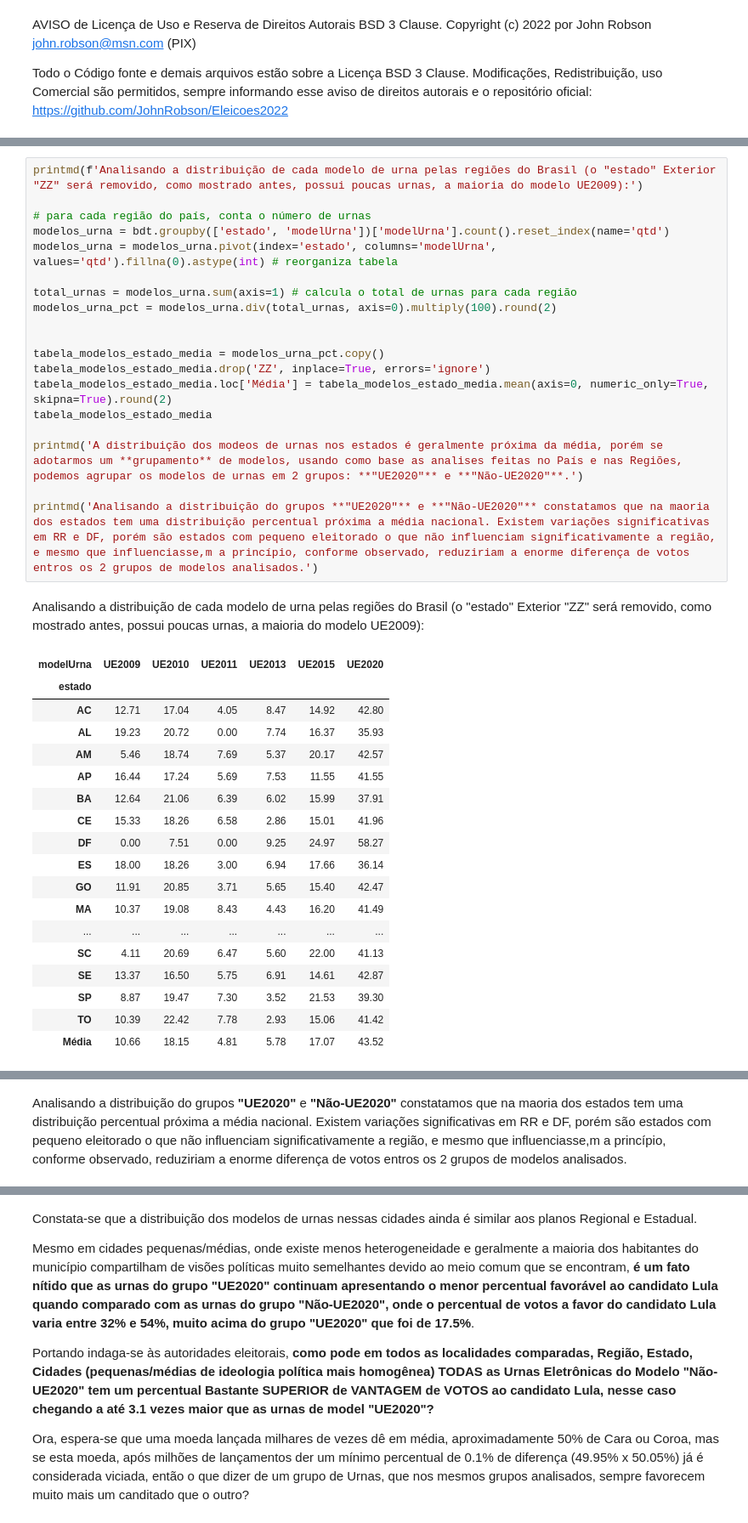
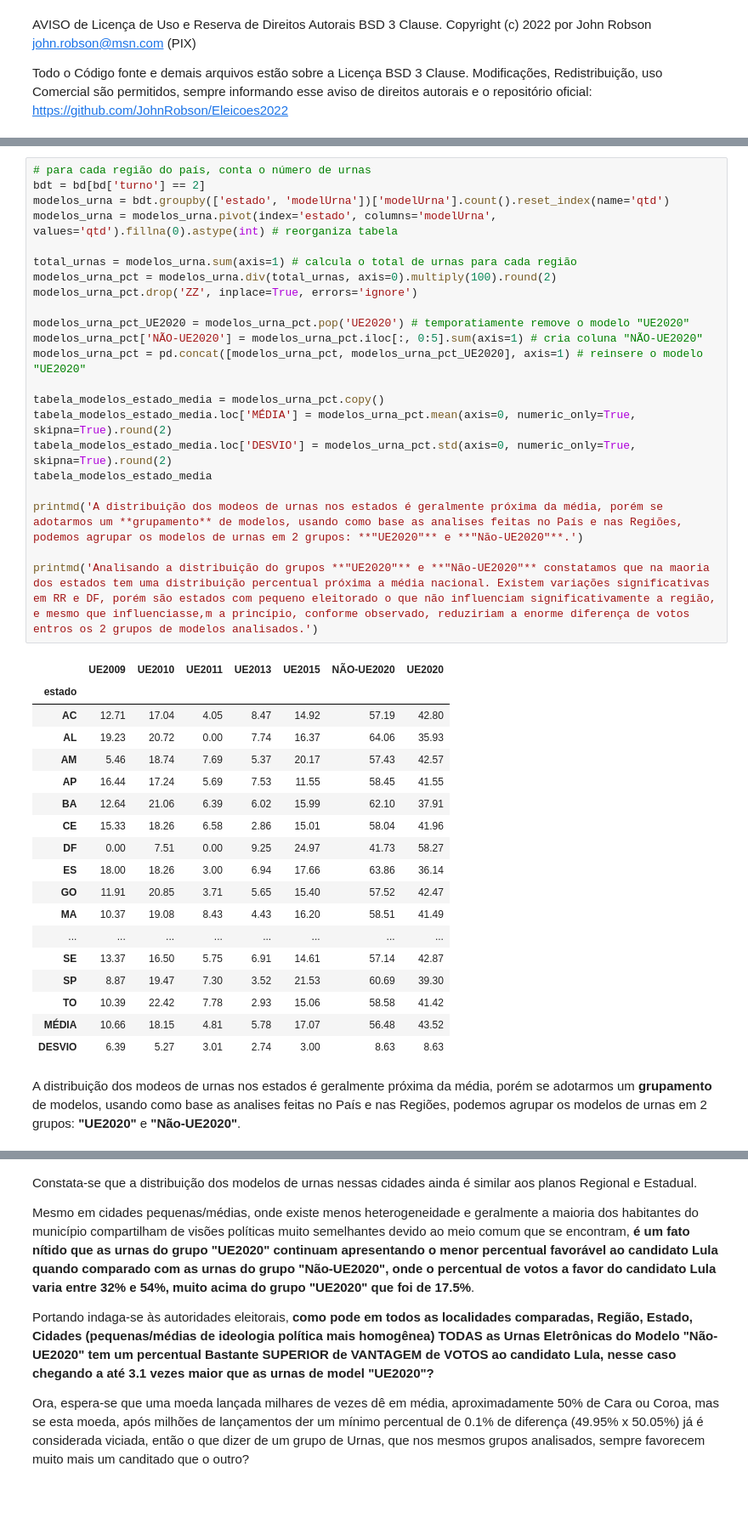
Before and after one commit to JohnRobson/Eleicoes2022, a Jupyter notebook: estudos_votos_presidente.ipynb, the cells around one changed output, grey strips where cells are left out. Shown at 85% size. Cells and saved outputs as stored; diff of their text form; blank space fills up the shorter version.

```diff
--- a/estudos_votos_presidente.ipynb
+++ b/estudos_votos_presidente.ipynb
@@ -133,39 +263,42 @@ O cálculo da média mostra que **todas as regiões do país tiveram a mesma Dis
 # %%
-printmd(f'Analisando a distribuição de cada modelo de urna pelas regiões do Brasil (o "estado" Exterior "ZZ" será removido, como mostrado antes, possui poucas urnas, a maioria do modelo UE2009):')
-
 # para cada região do país, conta o número de urnas
+bdt = bd[bd['turno'] == 2]
 modelos_urna = bdt.groupby(['estado', 'modelUrna'])['modelUrna'].count().reset_index(name='qtd')
 modelos_urna = modelos_urna.pivot(index='estado', columns='modelUrna', values='qtd').fillna(0).astype(int) # reorganiza tabela
 
 total_urnas = modelos_urna.sum(axis=1) # calcula o total de urnas para cada região
 modelos_urna_pct = modelos_urna.div(total_urnas, axis=0).multiply(100).round(2)
+modelos_urna_pct.drop('ZZ', inplace=True, errors='ignore')
 
+modelos_urna_pct_UE2020 = modelos_urna_pct.pop('UE2020') # temporatiamente remove o modelo "UE2020"
+modelos_urna_pct['NÃO-UE2020'] = modelos_urna_pct.iloc[:, 0:5].sum(axis=1) # cria coluna "NÃO-UE2020"
+modelos_urna_pct = pd.concat([modelos_urna_pct, modelos_urna_pct_UE2020], axis=1) # reinsere o modelo "UE2020"
 
 tabela_modelos_estado_media = modelos_urna_pct.copy()
-tabela_modelos_estado_media.drop('ZZ', inplace=True, errors='ignore')
-tabela_modelos_estado_media.loc['Média'] = tabela_modelos_estado_media.mean(axis=0, numeric_only=True, skipna=True).round(2)
+tabela_modelos_estado_media.loc['MÉDIA'] = modelos_urna_pct.mean(axis=0, numeric_only=True, skipna=True).round(2)
+tabela_modelos_estado_media.loc['DESVIO'] = modelos_urna_pct.std(axis=0, numeric_only=True, skipna=True).round(2)
 tabela_modelos_estado_media
 
 printmd('A distribuição dos modeos de urnas nos estados é geralmente próxima da média, porém se adotarmos um **grupamento** de modelos, usando como base as analises feitas no País e nas Regiões, podemos agrupar os modelos de urnas em 2 grupos: **"UE2020"** e **"Não-UE2020"**.')
 
 printmd('Analisando a distribuição do grupos **"UE2020"** e **"Não-UE2020"** constatamos que na maoria dos estados tem uma distribuição percentual próxima a média nacional. Existem variações significativas em RR e DF, porém são estados com pequeno eleitorado o que não influenciam significativamente a região, e mesmo que influenciasse,m a princípio, conforme observado, reduziriam a enorme diferença de votos entros os 2 grupos de modelos analisados.')
 # %% [output]
+|  | UE2009 | UE2010 | UE2011 | UE2013 | UE2015 | NÃO-UE2020 | UE2020 |
+| estado |  |  |  |  |  |  |  |
+| AC | 12.71 | 17.04 | 4.05 | 8.47 | 14.92 | 57.19 | 42.80 |
+| AL | 19.23 | 20.72 | 0.00 | 7.74 | 16.37 | 64.06 | 35.93 |
+| AM | 5.46 | 18.74 | 7.69 | 5.37 | 20.17 | 57.43 | 42.57 |
+| AP | 16.44 | 17.24 | 5.69 | 7.53 | 11.55 | 58.45 | 41.55 |
+| BA | 12.64 | 21.06 | 6.39 | 6.02 | 15.99 | 62.10 | 37.91 |
+| CE | 15.33 | 18.26 | 6.58 | 2.86 | 15.01 | 58.04 | 41.96 |
+| DF | 0.00 | 7.51 | 0.00 | 9.25 | 24.97 | 41.73 | 58.27 |
+| ES | 18.00 | 18.26 | 3.00 | 6.94 | 17.66 | 63.86 | 36.14 |
+| GO | 11.91 | 20.85 | 3.71 | 5.65 | 15.40 | 57.52 | 42.47 |
+| MA | 10.37 | 19.08 | 8.43 | 4.43 | 16.20 | 58.51 | 41.49 |
+| ... | ... | ... | ... | ... | ... | ... | ... |
+| SE | 13.37 | 16.50 | 5.75 | 6.91 | 14.61 | 57.14 | 42.87 |
+| SP | 8.87 | 19.47 | 7.30 | 3.52 | 21.53 | 60.69 | 39.30 |
+| TO | 10.39 | 22.42 | 7.78 | 2.93 | 15.06 | 58.58 | 41.42 |
+| MÉDIA | 10.66 | 18.15 | 4.81 | 5.78 | 17.07 | 56.48 | 43.52 |
+| DESVIO | 6.39 | 5.27 | 3.01 | 2.74 | 3.00 | 8.63 | 8.63 |
-Analisando a distribuição de cada modelo de urna pelas regiões do Brasil (o "estado" Exterior "ZZ" será removido, como mostrado antes, possui poucas urnas, a maioria do modelo UE2009):
+A distribuição dos modeos de urnas nos estados é geralmente próxima da média, porém se adotarmos um **grupamento** de modelos, usando como base as analises feitas no País e nas Regiões, podemos agrupar os modelos de urnas em 2 grupos: **"UE2020"** e **"Não-UE2020"**.
-| modelUrna | UE2009 | UE2010 | UE2011 | UE2013 | UE2015 | UE2020 |
-| estado |  |  |  |  |  |  |
-| AC | 12.71 | 17.04 | 4.05 | 8.47 | 14.92 | 42.80 |
-| AL | 19.23 | 20.72 | 0.00 | 7.74 | 16.37 | 35.93 |
-| AM | 5.46 | 18.74 | 7.69 | 5.37 | 20.17 | 42.57 |
-| AP | 16.44 | 17.24 | 5.69 | 7.53 | 11.55 | 41.55 |
-| BA | 12.64 | 21.06 | 6.39 | 6.02 | 15.99 | 37.91 |
-| CE | 15.33 | 18.26 | 6.58 | 2.86 | 15.01 | 41.96 |
-| DF | 0.00 | 7.51 | 0.00 | 9.25 | 24.97 | 58.27 |
-| ES | 18.00 | 18.26 | 3.00 | 6.94 | 17.66 | 36.14 |
-| GO | 11.91 | 20.85 | 3.71 | 5.65 | 15.40 | 42.47 |
-| MA | 10.37 | 19.08 | 8.43 | 4.43 | 16.20 | 41.49 |
-| ... | ... | ... | ... | ... | ... | ... |
-| SC | 4.11 | 20.69 | 6.47 | 5.60 | 22.00 | 41.13 |
-| SE | 13.37 | 16.50 | 5.75 | 6.91 | 14.61 | 42.87 |
-| SP | 8.87 | 19.47 | 7.30 | 3.52 | 21.53 | 39.30 |
-| TO | 10.39 | 22.42 | 7.78 | 2.93 | 15.06 | 41.42 |
-| Média | 10.66 | 18.15 | 4.81 | 5.78 | 17.07 | 43.52 |
@@ -173,2 +306 @@ A distribuição dos modeos de urnas nos estados é geralmente próxima da médi
-Analisando a distribuição do grupos **"UE2020"** e **"Não-UE2020"** constatamos que na maoria dos estados tem uma distribuição percentual próxima a média nacional. Existem variações significativas em RR e DF, porém são estados com pequeno eleitorado o que não influenciam significativamente a região, e mesmo que influenciasse,m a princípio, conforme observado, reduziriam a enorme diferença de votos entros os 2 grupos de modelos analisados.
 # %% [markdown]
```
Also changed, not shown: parts of 17 cells of this notebook, 3 other files.
